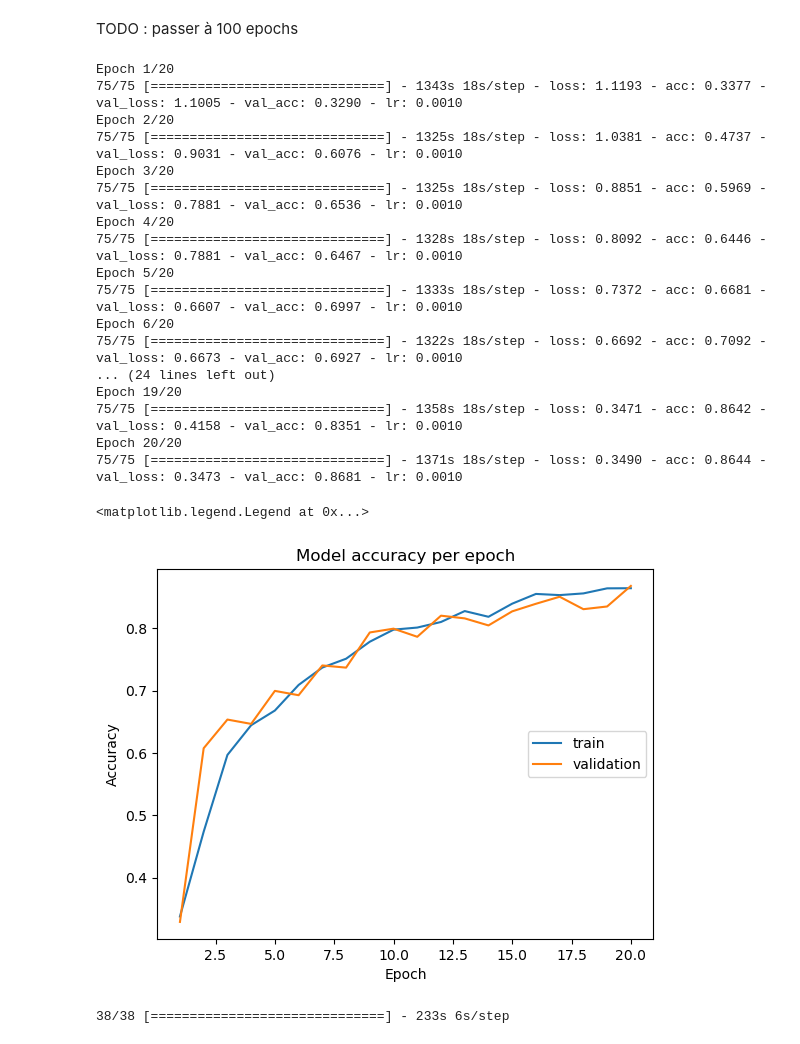
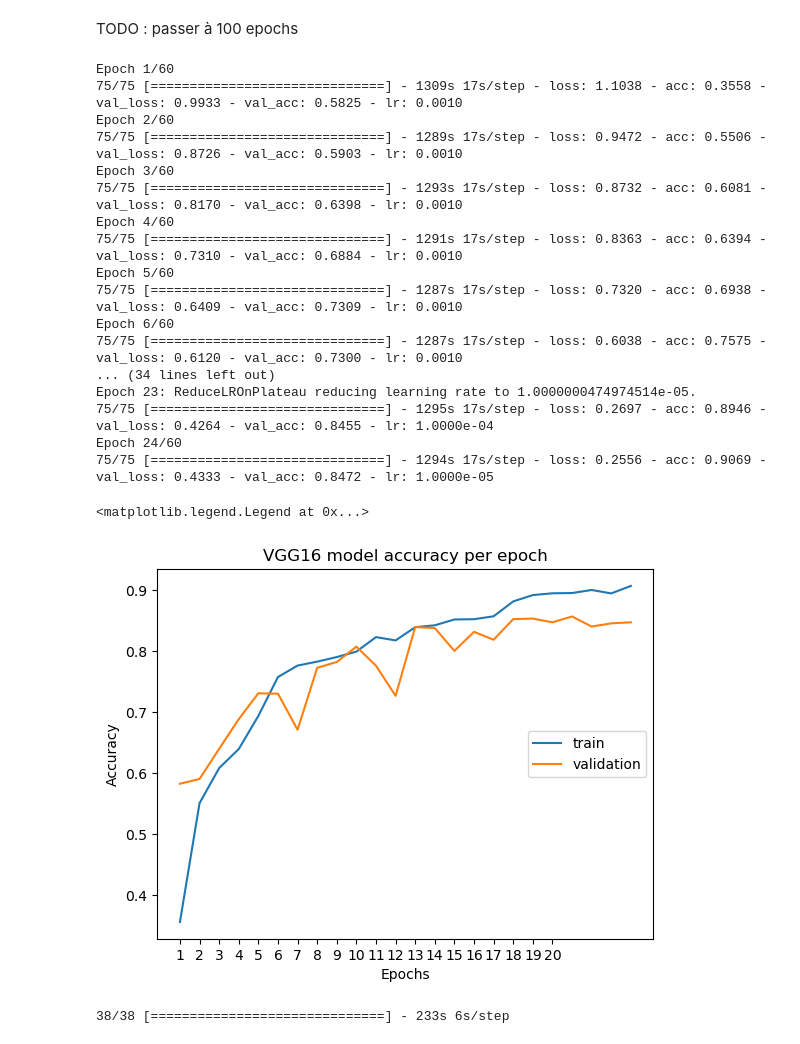
Before and after one commit to Alexandre-aksenov/summer24-analyse-pulmonaire-copy-AA, a Jupyter notebook: notebooks/transfer-learning-model-VGG16.ipynb, the cells around one changed output. Saved outputs shown, nothing was run; the diff lists cells and outputs as text; code cells hidden in the pictures.

Commit message:
update models and code cleaning

```diff
--- a/notebooks/transfer-learning-model-VGG16.ipynb
+++ b/notebooks/transfer-learning-model-VGG16.ipynb
@@ -44,0 +41,5 @@ IMG_SIZE =  299
+# %%
+# Choix de la résolution des images à charger
+IMG_SIZE = 256
+set_img_size(IMG_SIZE)
+print("IMG_SIZE = ", IMG_SIZE)
@@ -47,6 +50,7 @@ IMG_SIZE =  299
 # %%
 ## Importation des images
 SAMPLE_SIZE = 2500
-sample_size_viral_pneum = np.min([1345, SAMPLE_SIZE])
+sample_size_viral_pneum = int(np.min([1345, SAMPLE_SIZE/2]))
 sample_size_lung_opa = SAMPLE_SIZE - sample_size_viral_pneum
 masked_img_df = load_masked_img_multiple_cond_in_df(selected_conditions=conditions, sample_sizes=[sample_size_viral_pneum, sample_size_lung_opa, SAMPLE_SIZE, SAMPLE_SIZE])
+print(masked_img_df.shape)
@@ -217,42 +216,43 @@ model_history = model.fit(
             steps_per_epoch=X_train.shape[0] // BATCH_SIZE,
             validation_data = val_dataset, # use augmented images for test
             validation_steps = X_val.shape[0]//BATCH_SIZE,
-            epochs = 20,
+            epochs = 60,
             callbacks = callbacks_list,
             verbose=True)
 
 #5h45
 # %% [output]
-Epoch 1/20
-75/75 [==============================] - 1343s 18s/step - loss: 1.1193 - acc: 0.3377 - val_loss: 1.1005 - val_acc: 0.3290 - lr: 0.0010
-Epoch 2/20
-75/75 [==============================] - 1325s 18s/step - loss: 1.0381 - acc: 0.4737 - val_loss: 0.9031 - val_acc: 0.6076 - lr: 0.0010
-Epoch 3/20
-75/75 [==============================] - 1325s 18s/step - loss: 0.8851 - acc: 0.5969 - val_loss: 0.7881 - val_acc: 0.6536 - lr: 0.0010
-Epoch 4/20
-75/75 [==============================] - 1328s 18s/step - loss: 0.8092 - acc: 0.6446 - val_loss: 0.7881 - val_acc: 0.6467 - lr: 0.0010
-Epoch 5/20
-75/75 [==============================] - 1333s 18s/step - loss: 0.7372 - acc: 0.6681 - val_loss: 0.6607 - val_acc: 0.6997 - lr: 0.0010
-Epoch 6/20
-75/75 [==============================] - 1322s 18s/step - loss: 0.6692 - acc: 0.7092 - val_loss: 0.6673 - val_acc: 0.6927 - lr: 0.0010
-... (24 lines left out)
-Epoch 19/20
-75/75 [==============================] - 1358s 18s/step - loss: 0.3471 - acc: 0.8642 - val_loss: 0.4158 - val_acc: 0.8351 - lr: 0.0010
-Epoch 20/20
-75/75 [==============================] - 1371s 18s/step - loss: 0.3490 - acc: 0.8644 - val_loss: 0.3473 - val_acc: 0.8681 - lr: 0.0010
+Epoch 1/60
+75/75 [==============================] - 1309s 17s/step - loss: 1.1038 - acc: 0.3558 - val_loss: 0.9933 - val_acc: 0.5825 - lr: 0.0010
+Epoch 2/60
+75/75 [==============================] - 1289s 17s/step - loss: 0.9472 - acc: 0.5506 - val_loss: 0.8726 - val_acc: 0.5903 - lr: 0.0010
+Epoch 3/60
+75/75 [==============================] - 1293s 17s/step - loss: 0.8732 - acc: 0.6081 - val_loss: 0.8170 - val_acc: 0.6398 - lr: 0.0010
+Epoch 4/60
+75/75 [==============================] - 1291s 17s/step - loss: 0.8363 - acc: 0.6394 - val_loss: 0.7310 - val_acc: 0.6884 - lr: 0.0010
+Epoch 5/60
+75/75 [==============================] - 1287s 17s/step - loss: 0.7320 - acc: 0.6938 - val_loss: 0.6409 - val_acc: 0.7309 - lr: 0.0010
+Epoch 6/60
+75/75 [==============================] - 1287s 17s/step - loss: 0.6038 - acc: 0.7575 - val_loss: 0.6120 - val_acc: 0.7300 - lr: 0.0010
+... (34 lines left out)
+Epoch 23: ReduceLROnPlateau reducing learning rate to 1.0000000474974514e-05.
+75/75 [==============================] - 1295s 17s/step - loss: 0.2697 - acc: 0.8946 - val_loss: 0.4264 - val_acc: 0.8455 - lr: 1.0000e-04
+Epoch 24/60
+75/75 [==============================] - 1294s 17s/step - loss: 0.2556 - acc: 0.9069 - val_loss: 0.4333 - val_acc: 0.8472 - lr: 1.0000e-05
 # %%
 train_acc = model_history.history['acc']
 val_acc = model_history.history['val_acc']
-
-plt.plot(np.arange(1,21),train_acc, label='train')
-plt.plot(np.arange(1,21),val_acc, label='validation')
-plt.title('Model accuracy per epoch')
+n_ep = len(val_acc)
+plt.plot(np.arange(1,n_ep+1),train_acc, label='train')
+plt.plot(np.arange(1,n_ep+1),val_acc, label='validation')
+plt.title('VGG16 model accuracy per epoch')
 plt.ylabel('Accuracy')
-plt.xlabel('Epoch')
+plt.xlabel('Epochs')
+plt.xticks(np.arange(1,21))
 plt.legend(loc='right')
 # %% [output]
 <matplotlib.legend.Legend at 0x...>
-[figure, old version]
+[figure, new version]
 # %%
 y_val_pred = model.predict(X_val_3)
 # %% [output]
```
Also changed, not shown: parts of 9 cells of this notebook, 5 other files.
